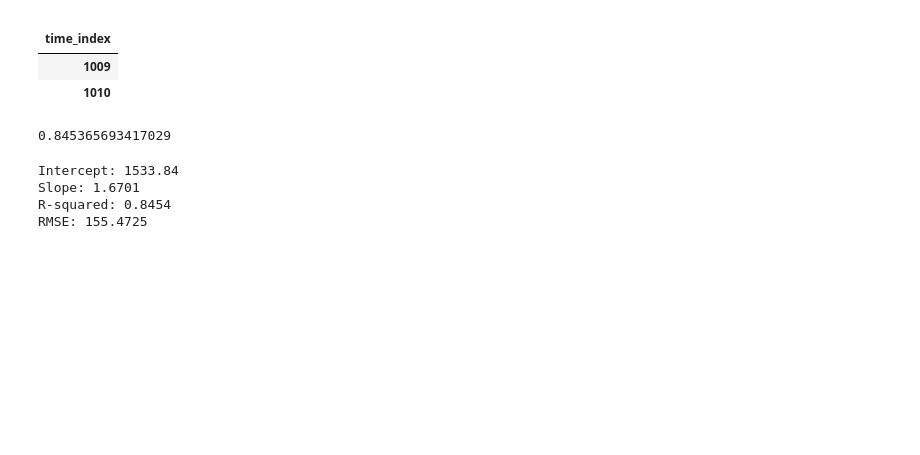
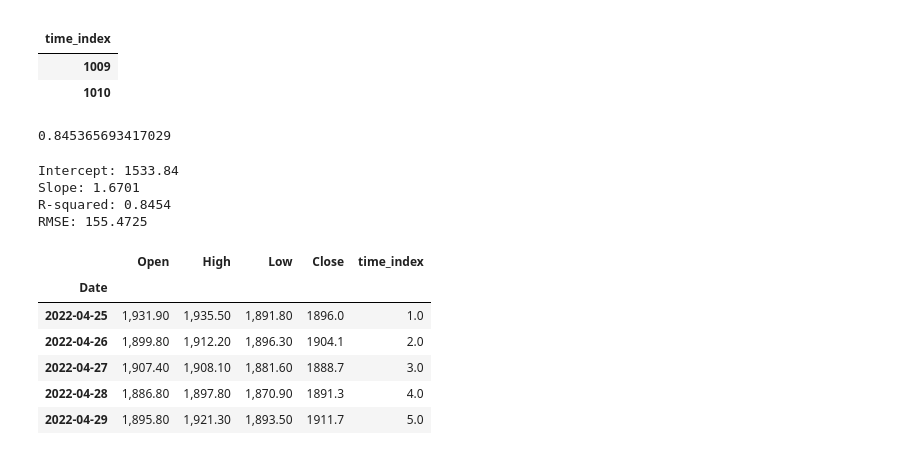
Before and after one commit to karamian-ani/data_analytics_with_python, a Jupyter notebook: notebooks/16_simple_linear_regression.ipynb, the cells around one changed output. Saved outputs shown, nothing was run; the diff lists cells and outputs as text; code cells hidden in the pictures; blank space fills up the shorter version.

```diff
--- a/notebooks/16_simple_linear_regression.ipynb
+++ b/notebooks/16_simple_linear_regression.ipynb
@@ -603,0 +606,14 @@ RMSE: 155.4725
+# %%
+from statsmodels.tsa.arima.model import ARIMA
+
+ts_arima = ts_combined_2022_2025.set_index("Date").asfreq("B")
+
+ts_arima.head()
+# %% [output]
+|  | Open | High | Low | Close | time_index |
+| Date |  |  |  |  |  |
+| 2022-04-25 | 1,931.90 | 1,935.50 | 1,891.80 | 1896.0 | 1.0 |
+| 2022-04-26 | 1,899.80 | 1,912.20 | 1,896.30 | 1904.1 | 2.0 |
+| 2022-04-27 | 1,907.40 | 1,908.10 | 1,881.60 | 1888.7 | 3.0 |
+| 2022-04-28 | 1,886.80 | 1,897.80 | 1,870.90 | 1891.3 | 4.0 |
+| 2022-04-29 | 1,895.80 | 1,921.30 | 1,893.50 | 1911.7 | 5.0 |
```
Also changed, not shown: parts of 10 cells of this notebook.
